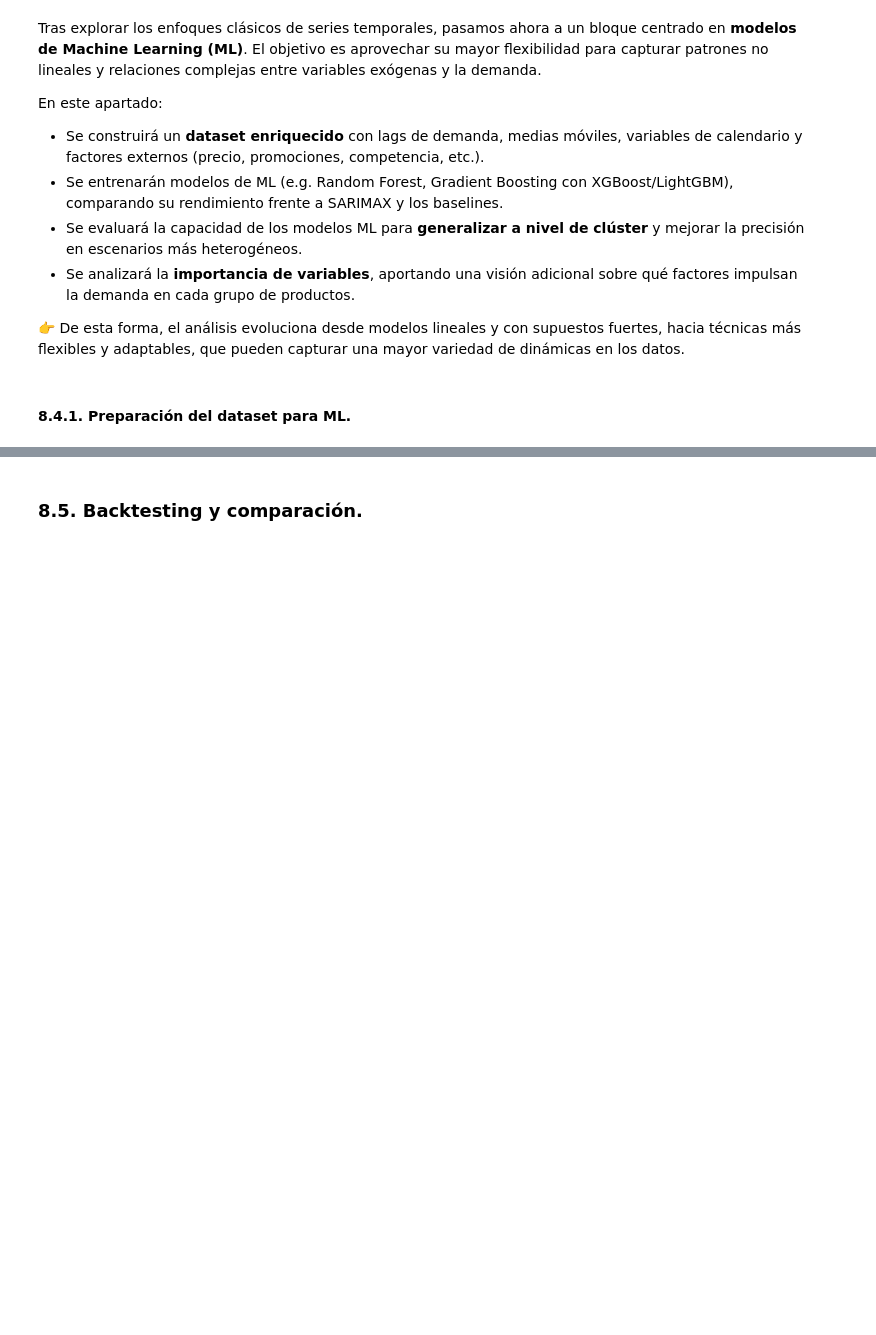
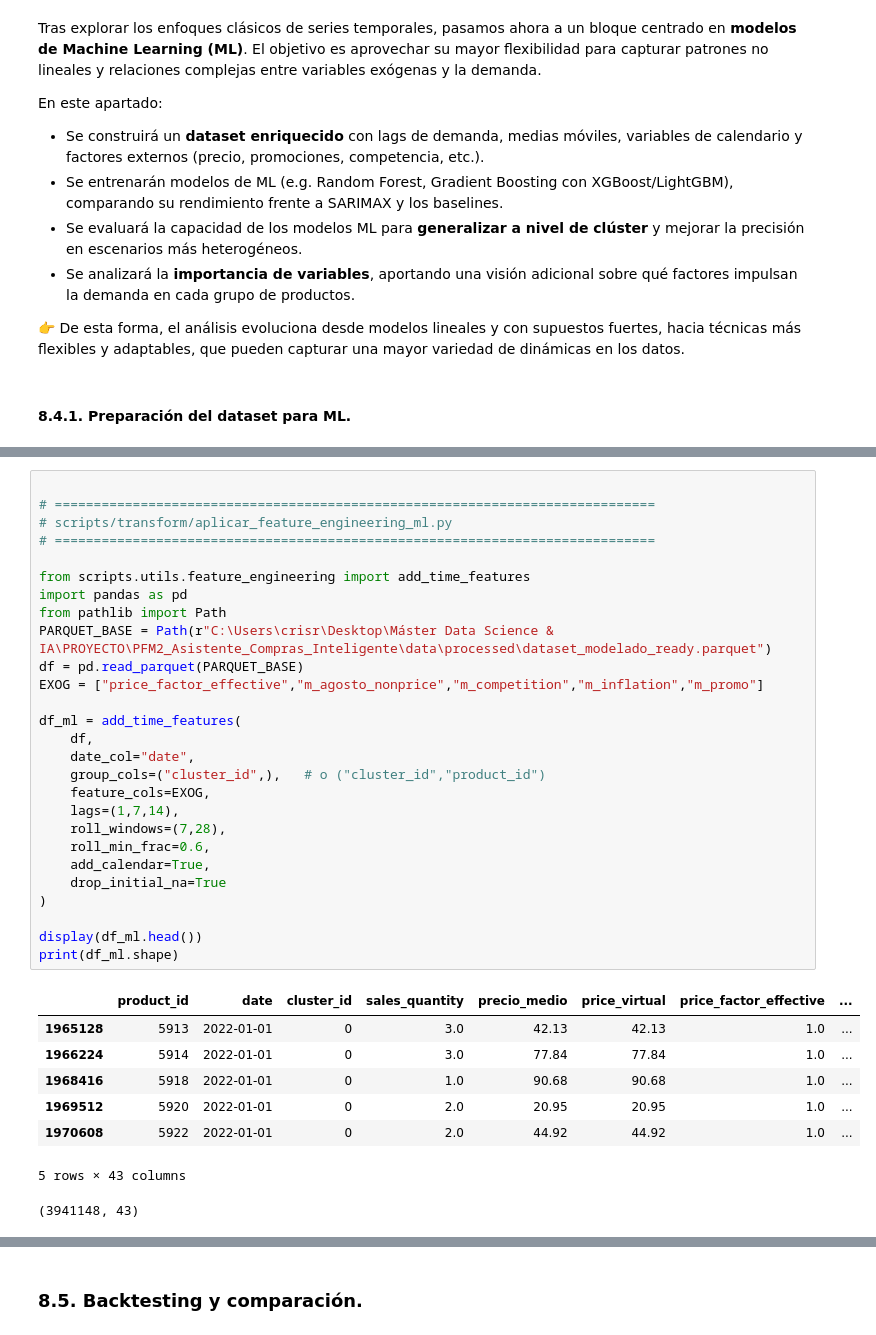
Before and after one commit to CrisRodFer/PFM2_Asistente_Compras_Inteligente, a Jupyter notebook: notebooks/PFM2_Modelado_y_app.ipynb, the cells around one changed output, grey strips where cells are left out. Saved outputs shown, nothing was run; the diff lists cells and outputs as text; blank space fills up the shorter version.

```diff
--- a/notebooks/PFM2_Modelado_y_app.ipynb
+++ b/notebooks/PFM2_Modelado_y_app.ipynb
@@ -3164,0 +3522,36 @@ variedad de dinámicas en los datos.
+# %%
+
+# =============================================================================
+# scripts/transform/aplicar_feature_engineering_ml.py
+# =============================================================================
+
+from scripts.utils.feature_engineering import add_time_features
+import pandas as pd
+from pathlib import Path
+PARQUET_BASE = Path(r"C:\Users\crisr\Desktop\Máster Data Science & IA\PROYECTO\PFM2_Asistente_Compras_Inteligente\data\processed\dataset_modelado_ready.parquet")
+df = pd.read_parquet(PARQUET_BASE)
+EXOG = ["price_factor_effective","m_agosto_nonprice","m_competition","m_inflation","m_promo"]
+
+df_ml = add_time_features(
+    df,
+    date_col="date",
+    group_cols=("cluster_id",),   # o ("cluster_id","product_id")
+    feature_cols=EXOG,
+    lags=(1,7,14),
+    roll_windows=(7,28),
+    roll_min_frac=0.6,
+    add_calendar=True,
+    drop_initial_na=True
+)
+
+display(df_ml.head())
+print(df_ml.shape)
+# %% [output]
+|  | product_id | date | cluster_id | sales_quantity | precio_medio | price_virtual | price_factor_effective | ... |
+| 1965128 | 5913 | 2022-01-01 | 0 | 3.0 | 42.13 | 42.13 | 1.0 | ... |
+| 1966224 | 5914 | 2022-01-01 | 0 | 3.0 | 77.84 | 77.84 | 1.0 | ... |
+| 1968416 | 5918 | 2022-01-01 | 0 | 1.0 | 90.68 | 90.68 | 1.0 | ... |
+| 1969512 | 5920 | 2022-01-01 | 0 | 2.0 | 20.95 | 20.95 | 1.0 | ... |
+| 1970608 | 5922 | 2022-01-01 | 0 | 2.0 | 44.92 | 44.92 | 1.0 | ... |
+5 rows × 43 columns
+(3941148, 43)
```
Also changed, not shown: parts of 40 cells of this notebook, 5 other files.
